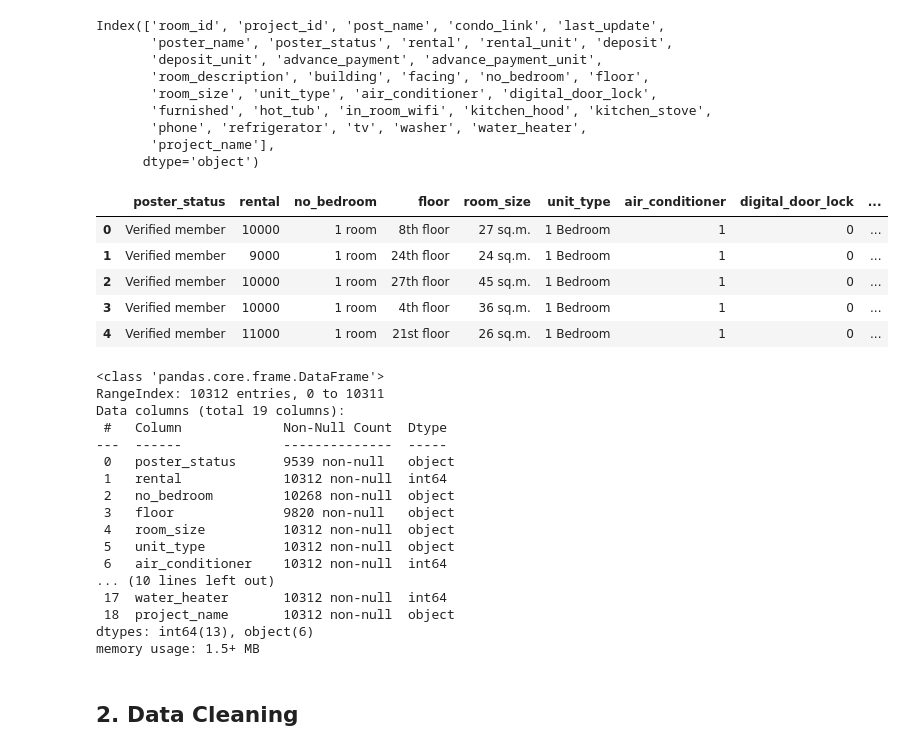
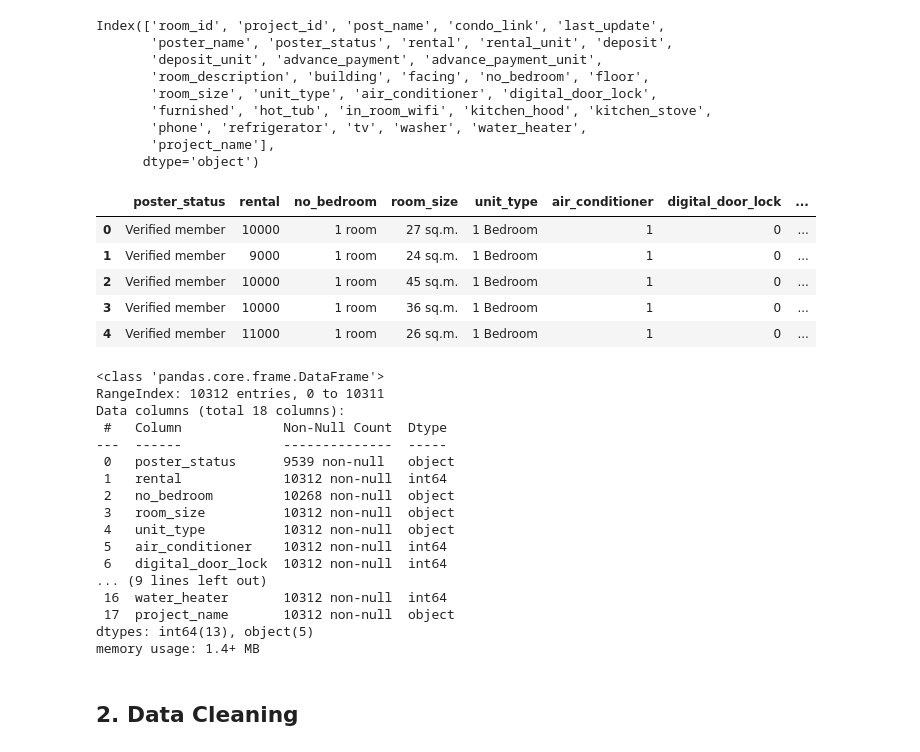
Before and after one commit to wuttipansat/streamlit-condo-bangkok, a Jupyter notebook: experiment/experiment.ipynb, the cells around one changed output. Cells and saved outputs as stored; diff of their text form; code cells hidden in the pictures.

```diff
--- a/experiment/experiment.ipynb
+++ b/experiment/experiment.ipynb
@@ -47,40 +47,40 @@ Index(['room_id', 'project_id', 'post_name', 'condo_link', 'last_update',
        'project_name'],
       dtype='object')
 # %%
-selected_col = ["poster_status", "rental", "no_bedroom", "floor", "room_size", "unit_type",
+selected_col = ["poster_status", "rental", "no_bedroom", "room_size", "unit_type",
                 "air_conditioner", "digital_door_lock", "furnished", "hot_tub", "in_room_wifi", "kitchen_hood",
                 "kitchen_stove", "phone", "refrigerator", "tv", "washer", "water_heater", "project_name"]
 
 data = df[selected_col]
 
 data.head(5)
 # %% [output]
-|  | poster_status | rental | no_bedroom | floor | room_size | unit_type | air_conditioner | digital_door_lock | ... |
-| 0 | Verified member | 10000 | 1 room | 8th floor | 27 sq.m. | 1 Bedroom | 1 | 0 | ... |
-| 1 | Verified member | 9000 | 1 room | 24th floor | 24 sq.m. | 1 Bedroom | 1 | 0 | ... |
-| 2 | Verified member | 10000 | 1 room | 27th floor | 45 sq.m. | 1 Bedroom | 1 | 0 | ... |
-| 3 | Verified member | 10000 | 1 room | 4th floor | 36 sq.m. | 1 Bedroom | 1 | 0 | ... |
-| 4 | Verified member | 11000 | 1 room | 21st floor | 26 sq.m. | 1 Bedroom | 1 | 0 | ... |
+|  | poster_status | rental | no_bedroom | room_size | unit_type | air_conditioner | digital_door_lock | ... |
+| 0 | Verified member | 10000 | 1 room | 27 sq.m. | 1 Bedroom | 1 | 0 | ... |
+| 1 | Verified member | 9000 | 1 room | 24 sq.m. | 1 Bedroom | 1 | 0 | ... |
+| 2 | Verified member | 10000 | 1 room | 45 sq.m. | 1 Bedroom | 1 | 0 | ... |
+| 3 | Verified member | 10000 | 1 room | 36 sq.m. | 1 Bedroom | 1 | 0 | ... |
+| 4 | Verified member | 11000 | 1 room | 26 sq.m. | 1 Bedroom | 1 | 0 | ... |
 # %%
 data.info()
 # %% [output]
 <class 'pandas.core.frame.DataFrame'>
 RangeIndex: 10312 entries, 0 to 10311
-Data columns (total 19 columns):
+Data columns (total 18 columns):
  #   Column             Non-Null Count  Dtype
 ---  ------             --------------  -----
  0   poster_status      9539 non-null   object
  1   rental             10312 non-null  int64
  2   no_bedroom         10268 non-null  object
- 3   floor              9820 non-null   object
- 4   room_size          10312 non-null  object
- 5   unit_type          10312 non-null  object
- 6   air_conditioner    10312 non-null  int64
-... (10 lines left out)
- 17  water_heater       10312 non-null  int64
- 18  project_name       10312 non-null  object
-dtypes: int64(13), object(6)
-memory usage: 1.5+ MB
+ 3   room_size          10312 non-null  object
+ 4   unit_type          10312 non-null  object
+ 5   air_conditioner    10312 non-null  int64
+ 6   digital_door_lock  10312 non-null  int64
+... (9 lines left out)
+ 16  water_heater       10312 non-null  int64
+ 17  project_name       10312 non-null  object
+dtypes: int64(13), object(5)
+memory usage: 1.4+ MB
 # %% [markdown]
 ## 2. Data Cleaning
 # %%
```
Also changed, not shown: parts of 10 cells of this notebook, 10 other files.
